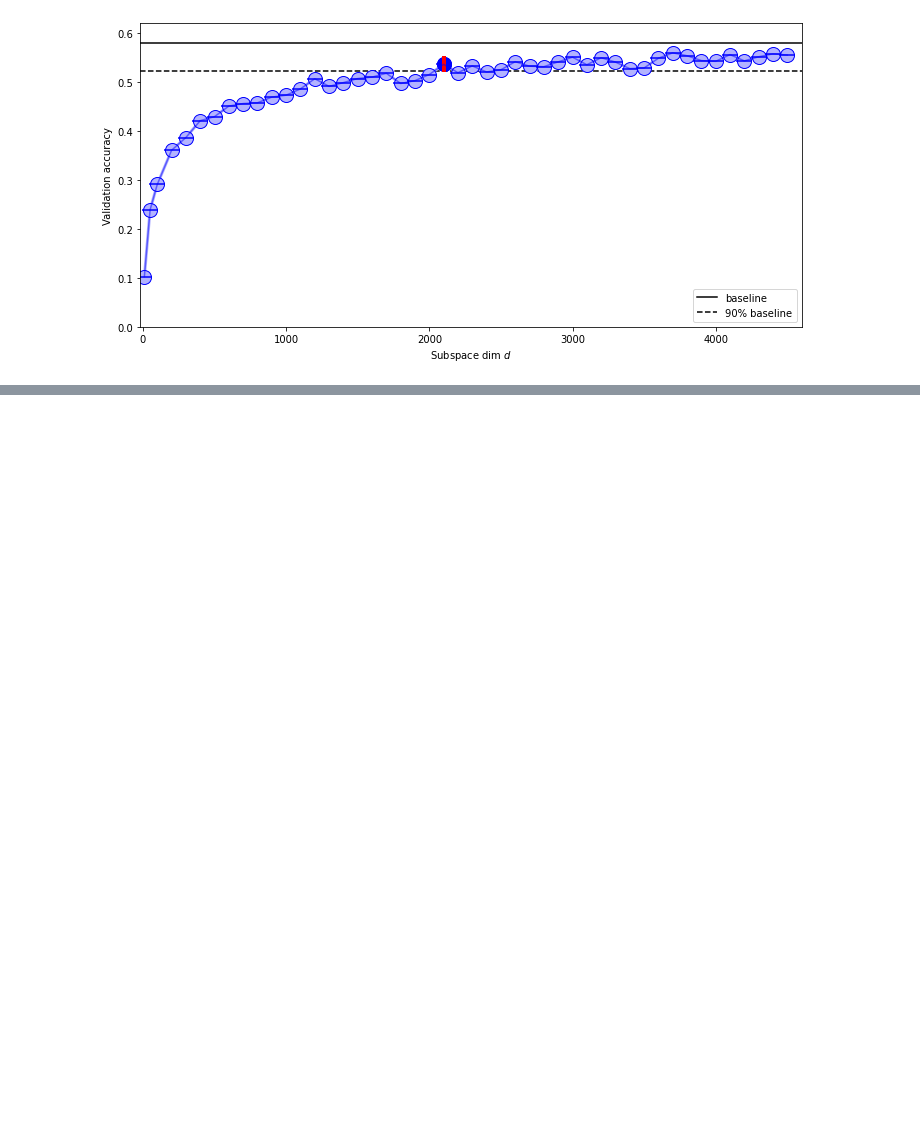
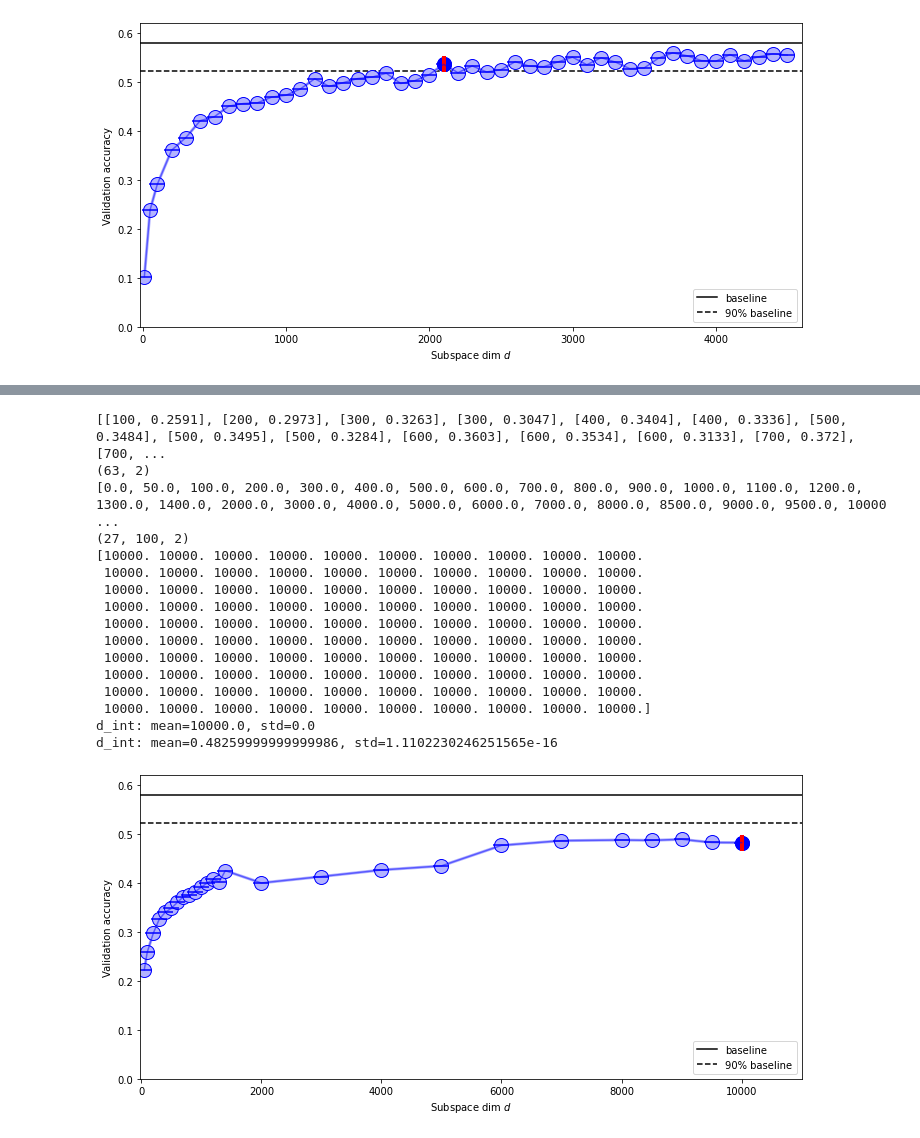
Before and after one commit to AntoAndGar/Intrinsic-Dimension, a Jupyter notebook: id_plots.ipynb, the cells around one changed output, grey strips where cells are left out. Cells and saved outputs as stored; diff of their text form; code cells hidden in the pictures; blank space fills up the shorter version.

```diff
--- a/id_plots.ipynb
+++ b/id_plots.ipynb
@@ -207,7 +207,7 @@ with open('results_fc_lenet.json') as f:
     data = json.load(f)
 f.close()
 
-data_fc_lenet = [] # 0 is the dimension of the full space and 100 is the global baseline accuracy (100%)
+data_fc_lenet = [[0,100]] # 0 is the dimension of the full space and 100 is the global baseline accuracy (100%)
 for k,v in data.items():
     data_fc_lenet.append([v['intrinsic_dimension'],v['best_accuracy']])
 # %%
@@ -231,0 +232,29 @@ d_int: mean=0.7937000000000001, std=1.1102230246251565e-16
+# %%
+with open('results_fcn_cifar10.json') as f:
+    data = json.load(f)
+f.close()
+
+data_fcn_cifar10 = [] # 0 is the dimension of the full space and 100 is the global baseline accuracy (100%)
+for k,v in data.items():
+    data_fcn_cifar10.append([v['intrinsic_dimension'],v['best_accuracy']])
+# %%
+unique_dim, acc_mean, acc_std, acc_solved_mean, acc_solved_std, dim_solved_mean, dim_solved_std = format_data(data_fcn_cifar10, baseline=0.58)
+plot_perf_with_std(unique_dim, acc_mean, acc_std, acc_solved_mean, acc_solved_std, dim_solved_mean,dim_solved_std, baseline=0.58, logx=False,xlim_v=[-20,11000], ylim_v=[0,0.62], saveas='dim_mnist_mlp_2_200_std')
+# %% [output]
+[[100, 0.2591], [200, 0.2973], [300, 0.3263], [300, 0.3047], [400, 0.3404], [400, 0.3336], [500, 0.3484], [500, 0.3495], [500, 0.3284], [600, 0.3603], [600, 0.3534], [600, 0.3133], [700, 0.372], [700, ...
+(63, 2)
+[0.0, 50.0, 100.0, 200.0, 300.0, 400.0, 500.0, 600.0, 700.0, 800.0, 900.0, 1000.0, 1100.0, 1200.0, 1300.0, 1400.0, 2000.0, 3000.0, 4000.0, 5000.0, 6000.0, 7000.0, 8000.0, 8500.0, 9000.0, 9500.0, 10000 ...
+(27, 100, 2)
+[10000. 10000. 10000. 10000. 10000. 10000. 10000. 10000. 10000. 10000.
+ 10000. 10000. 10000. 10000. 10000. 10000. 10000. 10000. 10000. 10000.
+ 10000. 10000. 10000. 10000. 10000. 10000. 10000. 10000. 10000. 10000.
+ 10000. 10000. 10000. 10000. 10000. 10000. 10000. 10000. 10000. 10000.
+ 10000. 10000. 10000. 10000. 10000. 10000. 10000. 10000. 10000. 10000.
+ 10000. 10000. 10000. 10000. 10000. 10000. 10000. 10000. 10000. 10000.
+ 10000. 10000. 10000. 10000. 10000. 10000. 10000. 10000. 10000. 10000.
+ 10000. 10000. 10000. 10000. 10000. 10000. 10000. 10000. 10000. 10000.
+ 10000. 10000. 10000. 10000. 10000. 10000. 10000. 10000. 10000. 10000.
+ 10000. 10000. 10000. 10000. 10000. 10000. 10000. 10000. 10000. 10000.]
+d_int: mean=10000.0, std=0.0
+d_int: mean=0.48259999999999986, std=1.1102230246251565e-16
+[figure, added]
```
Also changed, not shown: parts of 7 cells of this notebook, 17 other files.
